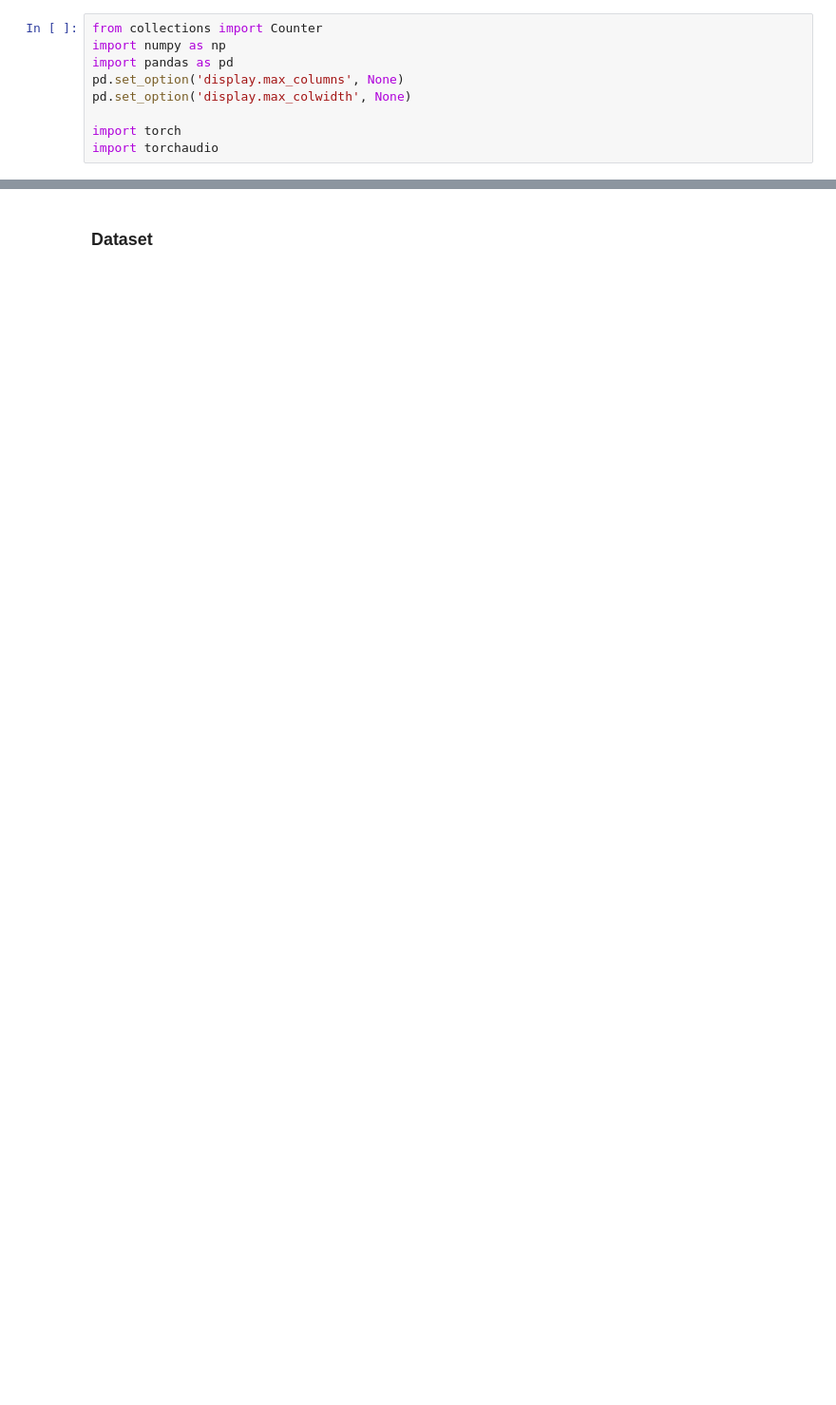
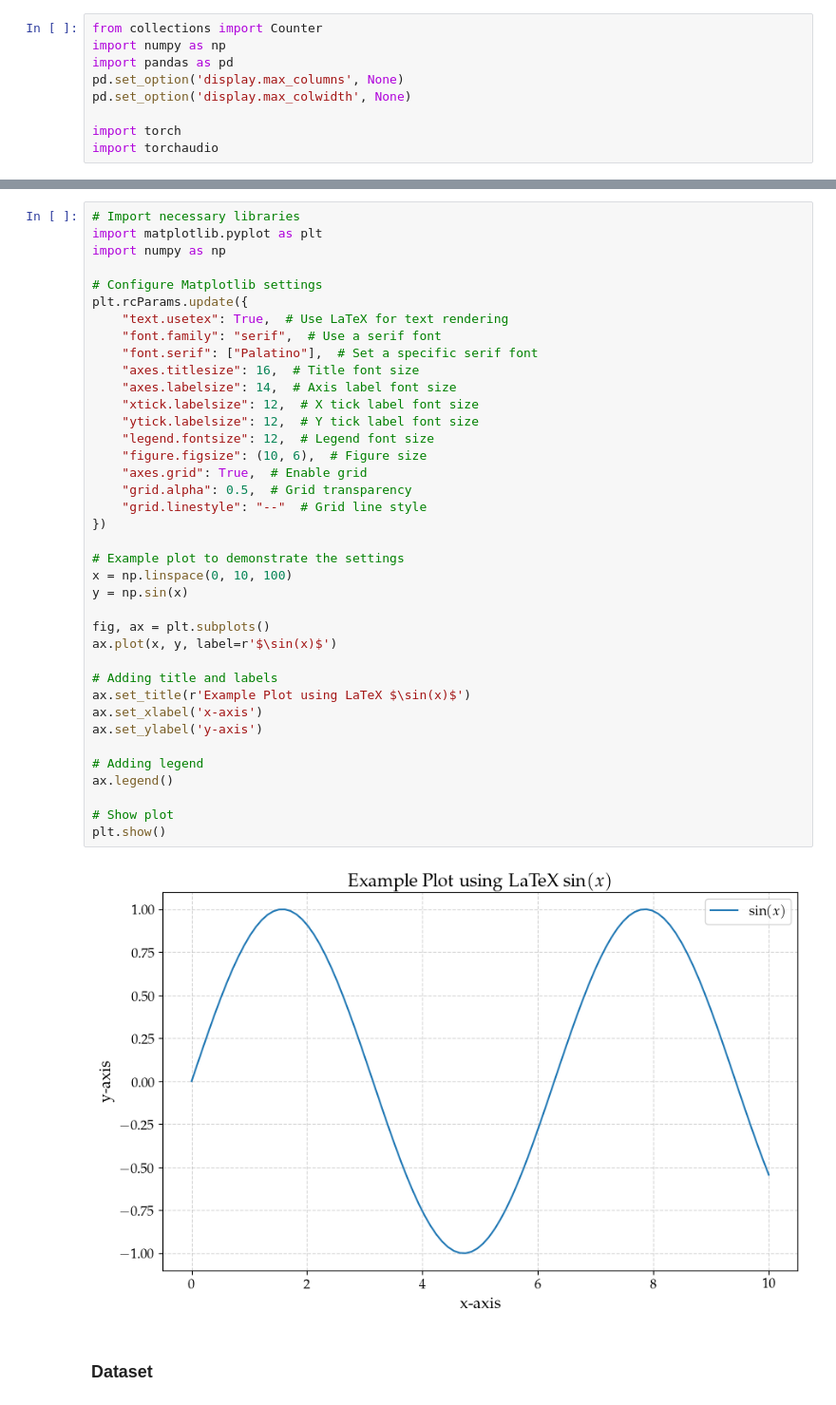
Before and after one commit to timohromadka/gen_music, a Jupyter notebook: testing.ipynb, the cells around one changed output, grey strips where cells are left out. Shown at 95% size. Saved outputs shown, nothing was run; the diff lists cells and outputs as text; blank space fills up the shorter version.

```diff
--- a/testing.ipynb
+++ b/testing.ipynb
@@ -10,2 +12,42 @@ import torchaudio
+# %%
+# Import necessary libraries
+import matplotlib.pyplot as plt
+import numpy as np
+
+# Configure Matplotlib settings
+plt.rcParams.update({
+    "text.usetex": True,  # Use LaTeX for text rendering
+    "font.family": "serif",  # Use a serif font
+    "font.serif": ["Palatino"],  # Set a specific serif font
+    "axes.titlesize": 16,  # Title font size
+    "axes.labelsize": 14,  # Axis label font size
+    "xtick.labelsize": 12,  # X tick label font size
+    "ytick.labelsize": 12,  # Y tick label font size
+    "legend.fontsize": 12,  # Legend font size
+    "figure.figsize": (10, 6),  # Figure size
+    "axes.grid": True,  # Enable grid
+    "grid.alpha": 0.5,  # Grid transparency
+    "grid.linestyle": "--"  # Grid line style
+})
+
+# Example plot to demonstrate the settings
+x = np.linspace(0, 10, 100)
+y = np.sin(x)
+
+fig, ax = plt.subplots()
+ax.plot(x, y, label=r'$\sin(x)$')
+
+# Adding title and labels
+ax.set_title(r'Example Plot using LaTeX $\sin(x)$')
+ax.set_xlabel('x-axis')
+ax.set_ylabel('y-axis')
+
+# Adding legend
+ax.legend()
+
+# Show plot
+plt.show()
+# %% [output]
+[figure, added]
 # %% [markdown]
 ### Dataset
```
Also changed, not shown: parts of 10 cells of this notebook.
